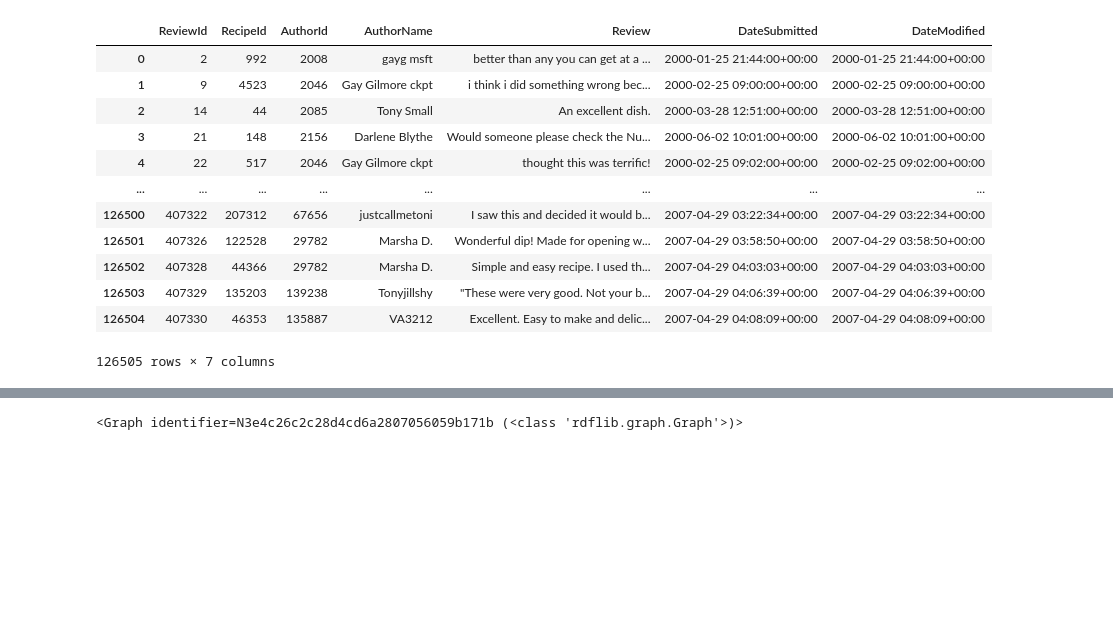
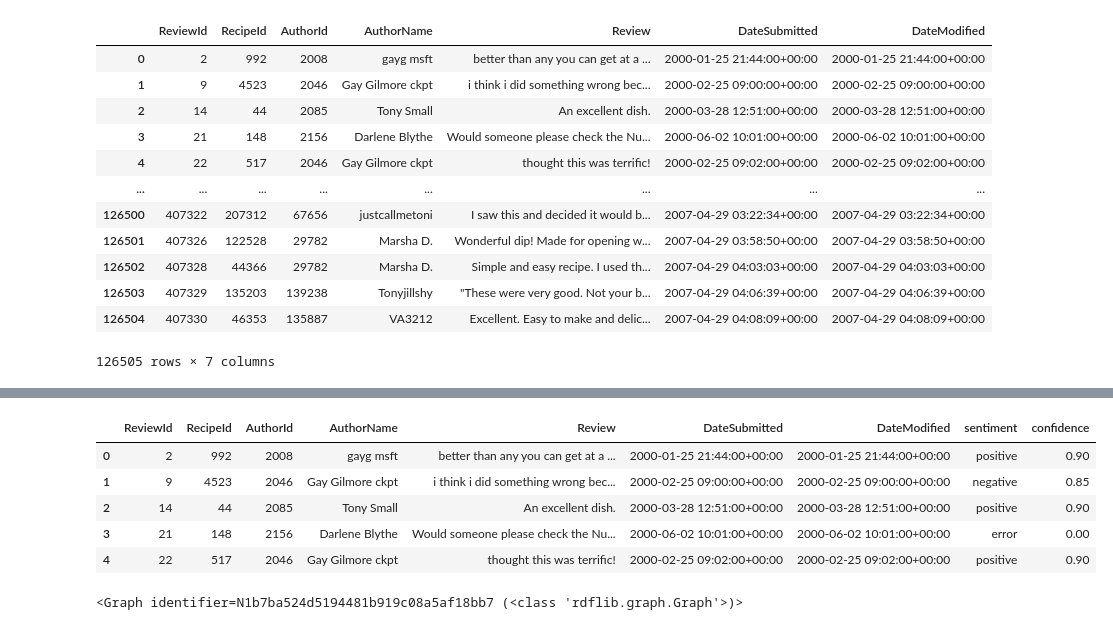
Before and after one commit to CantLooseToAMoose/KG_AG_1_Group_6, a Jupyter notebook: assignment_1_vocab.ipynb, the cells around one changed output, grey strips where cells are left out. Saved outputs shown, nothing was run; the diff lists cells and outputs as text; code cells hidden in the pictures; blank space fills up the shorter version.

```diff
--- a/assignment_1_vocab.ipynb
+++ b/assignment_1_vocab.ipynb
@@ -375,0 +375,11 @@ df_review_mentions.head()
+# %%
+reviews_sentiment= pd.read_csv("Reviews_with_Sentiment.csv")
+reviews_sentiment[["ReviewId","RecipeId","AuthorId"]] = reviews_sentiment[["ReviewId","RecipeId","AuthorId"]].astype(int)
+reviews_sentiment.head()
+# %% [output]
+|  | ReviewId | RecipeId | AuthorId | AuthorName | Review | DateSubmitted | DateModified | sentiment | confidence |
+| 0 | 2 | 992 | 2008 | gayg msft | better than any you can get at a ... | 2000-01-25 21:44:00+00:00 | 2000-01-25 21:44:00+00:00 | positive | 0.90 |
+| 1 | 9 | 4523 | 2046 | Gay Gilmore ckpt | i think i did something wrong bec... | 2000-02-25 09:00:00+00:00 | 2000-02-25 09:00:00+00:00 | negative | 0.85 |
+| 2 | 14 | 44 | 2085 | Tony Small | An excellent dish. | 2000-03-28 12:51:00+00:00 | 2000-03-28 12:51:00+00:00 | positive | 0.90 |
+| 3 | 21 | 148 | 2156 | Darlene Blythe | Would someone please check the Nu... | 2000-06-02 10:01:00+00:00 | 2000-06-02 10:01:00+00:00 | error | 0.00 |
+| 4 | 22 | 517 | 2046 | Gay Gilmore ckpt | thought this was terrific! | 2000-02-25 09:02:00+00:00 | 2000-02-25 09:02:00+00:00 | positive | 0.90 |
@@ -475,6 +492,12 @@ g.add((ex.NutritionInfo, RDFS.label, Literal('NutritionInfo')))
 g.add((ex.NutritionInfo, RDFS.comment, Literal("Nutritional information for a dish.")))
 g.add((ex.NutritionInfo, OWL.equivalentClass, SDO.NutritionInformation))
 
+#Ingredient
+g.add((ex.Ingredient, RDF.type, RDFS.Class))
+g.add((ex.Ingredient, RDFS.label, Literal('Ingredient')))
+g.add((ex.Ingredient, RDFS.comment, Literal('Ingredient used in a recipe')))
+g.add((ex.Ingredient, RDFS.subClassOf, OWL.Thing))
+
 #Defining all the properties
 #nutrition
 g.add((ex.nutrition, RDF.type, RDF.Property))
@@ -560,8 +583,16 @@ g.add((ex.hasCuisine, RDFS.range, ex.Cuisine))
 g.add((ex.hasCuisine, RDFS.label, Literal('hasCuisine')))
 g.add((ex.hasCuisine, RDFS.comment, Literal('Links a restaurant a cuisine it servers.')))
 g.add((ex.hasCuisine, SKOS.closeMatch, SDO.servesCuisine))
+
+#containsIngredient
+g.add((ex.containsIngredient, RDF.type, RDF.Property))
+g.add((ex.containsIngredient, RDFS.domain, SDO.Recipe))
+g.add((ex.containsIngredient, RDFS.range, ex.Ingredient))
+g.add((ex.containsIngredient, RDFS.label, Literal('containsIngredient')))
+g.add((ex.containsIngredient, RDFS.comment, Literal('Links an ingredient to its recipe.')))
+g.add((ex.containsIngredient, SKOS.closeMatch, SDO.recipeIngredient))
 # %% [output]
-<Graph identifier=N3e4c26c2c28d4cd6a2807056059b171b (<class 'rdflib.graph.Graph'>)>
+<Graph identifier=N1b7ba524d5194481b919c08a5af18bb7 (<class 'rdflib.graph.Graph'>)>
 # %%
 # g.serialize(destination="vocabulary.ttl", format="turtle")
 # %%
```
Also changed, not shown: parts of 24 cells of this notebook, 2 other files.
